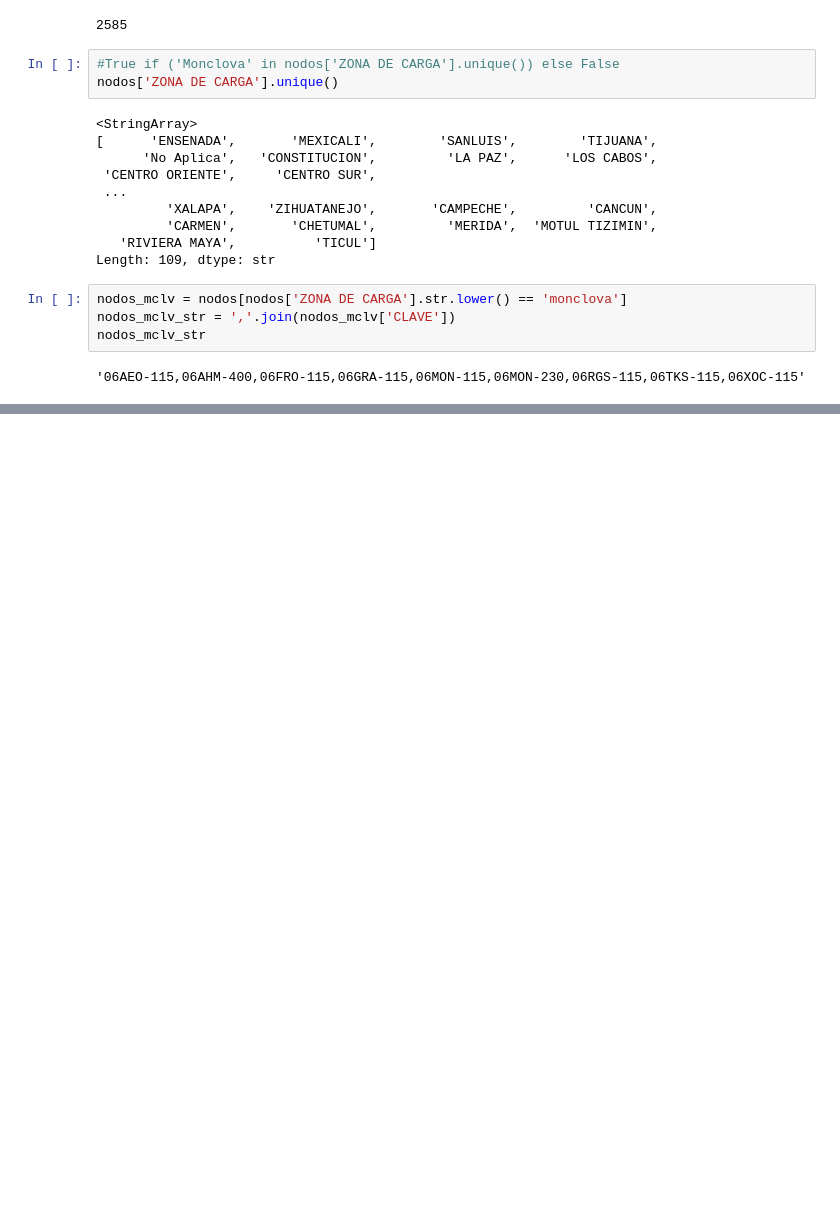
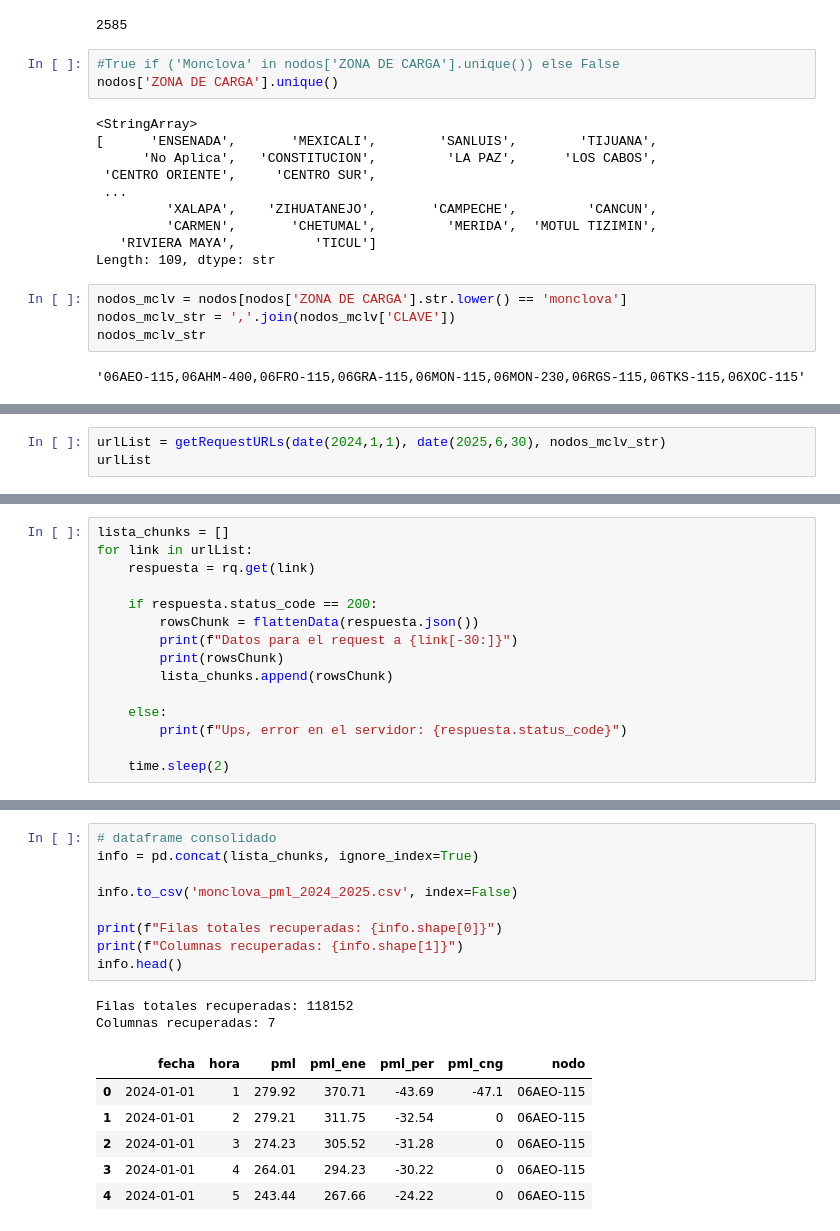
Before and after one commit to VelascoSantiago/pp-monclovalmp, a Jupyter notebook: dev.ipynb, the cells around one changed output, grey strips where cells are left out. Saved outputs shown, nothing was run; the diff lists cells and outputs as text; blank space fills up the shorter version.

```diff
--- a/dev.ipynb
+++ b/dev.ipynb
@@ -145,0 +142,3 @@ print(datos_json)
+# %%
+urlList = getRequestURLs(date(2024,1,1), date(2025,6,30), nodos_mclv_str)
+urlList
@@ -145,0 +163,15 @@ print(datos_json)
+# %%
+lista_chunks = []
+for link in urlList:
+    respuesta = rq.get(link)
+
+    if respuesta.status_code == 200:
+        rowsChunk = flattenData(respuesta.json())
+        print(f"Datos para el request a {link[-30:]}")
+        print(rowsChunk)
+        lista_chunks.append(rowsChunk)
+
+    else:
+        print(f"Ups, error en el servidor: {respuesta.status_code}")
+
+    time.sleep(2)
@@ -145,0 +196,18 @@ print(datos_json)
+# %%
+# dataframe consolidado
+info = pd.concat(lista_chunks, ignore_index=True)
+
+info.to_csv('monclova_pml_2024_2025.csv', index=False)
+
+print(f"Filas totales recuperadas: {info.shape[0]}")
+print(f"Columnas recuperadas: {info.shape[1]}")
+info.head()
+# %% [output]
+Filas totales recuperadas: 118152
+Columnas recuperadas: 7
+|  | fecha | hora | pml | pml_ene | pml_per | pml_cng | nodo |
+| 0 | 2024-01-01 | 1 | 279.92 | 370.71 | -43.69 | -47.1 | 06AEO-115 |
+| 1 | 2024-01-01 | 2 | 279.21 | 311.75 | -32.54 | 0 | 06AEO-115 |
+| 2 | 2024-01-01 | 3 | 274.23 | 305.52 | -31.28 | 0 | 06AEO-115 |
+| 3 | 2024-01-01 | 4 | 264.01 | 294.23 | -30.22 | 0 | 06AEO-115 |
+| 4 | 2024-01-01 | 5 | 243.44 | 267.66 | -24.22 | 0 | 06AEO-115 |
```
Also changed, not shown: parts of 10 cells of this notebook.
